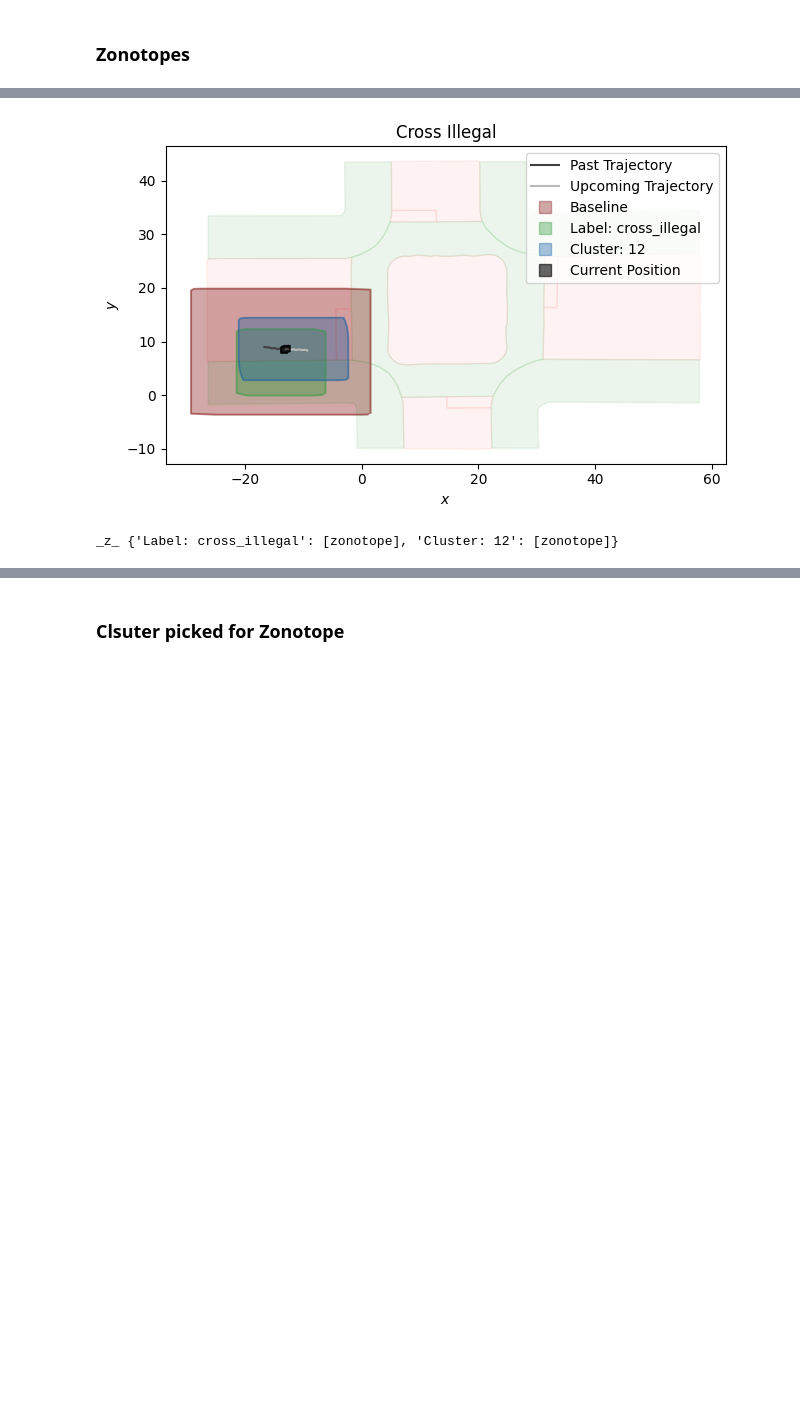
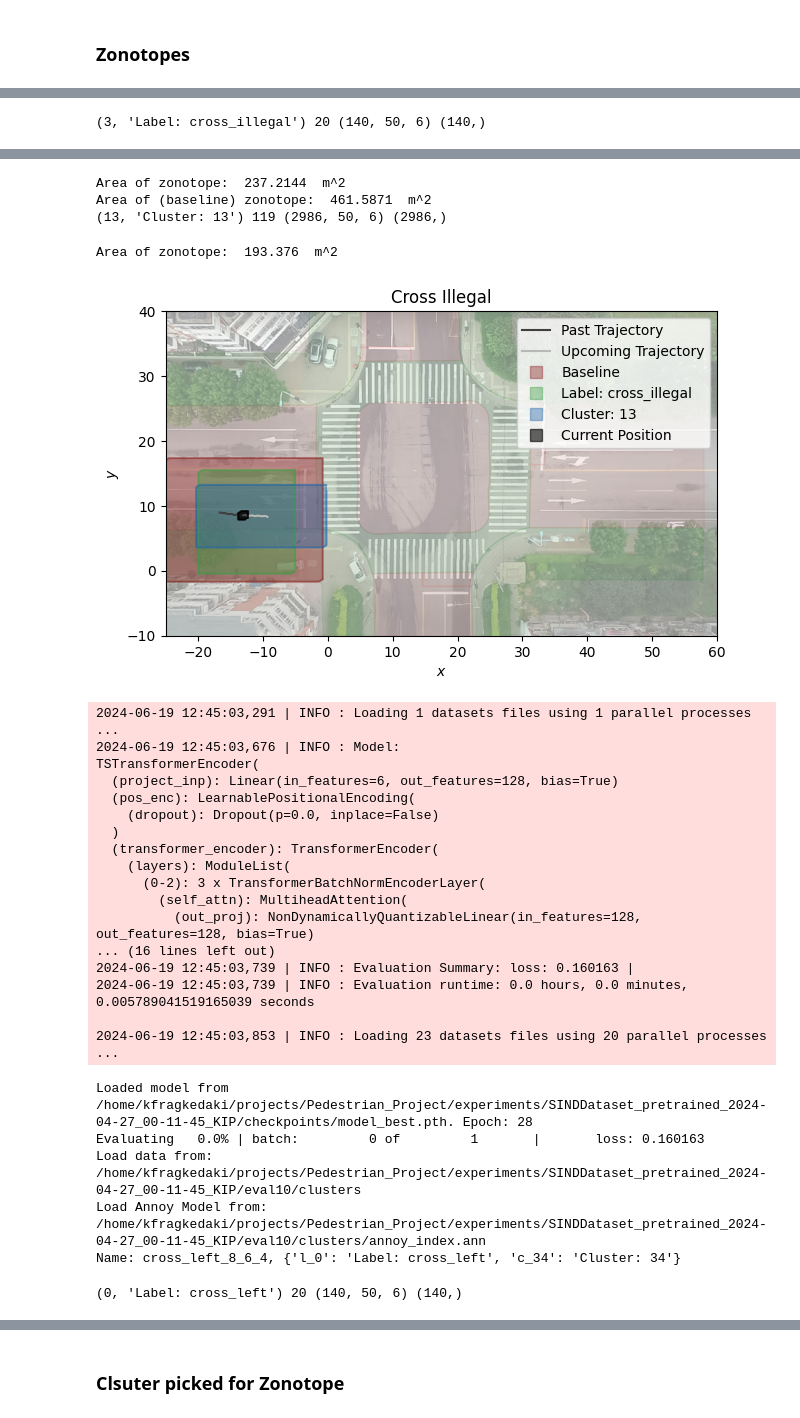
Before and after one commit to kfragkedaki/Pedestrian_Project, a Jupyter notebook: labeling_oracle_Soderlund.ipynb, the cells around one changed output, grey strips where cells are left out. Cells and saved outputs as stored; diff of their text form; code cells hidden in the pictures; blank space fills up the shorter version.

Commit message:
update plots

```diff
--- a/labeling_oracle_Soderlund.ipynb
+++ b/labeling_oracle_Soderlund.ipynb
@@ -43,17 +14,28 @@ plt.show()
+# %%
+model_file = 'SINDDataset_pretrained_2024-04-27_00-11-45_KIP'
+index=2
+index_data=0
+folder='experiments'
 # %% [markdown]
 ### Zonotopes
 # %%
 ROOT_RESOURCES = ROOT + '/resources'
-config = load_config()
+config = load_config(folder=folder, model_file=model_file, index=index, index_data=index_data)
 # %%
-config_test = config.copy()
-config_test['data_dir'] = ROOT_RESOURCES + '/test/cross_illegal_8_11_1'
-test_labeling_oracle = LabelingOracleSINDData(config_test)
+TEST_TRAJECTORIES = [
+    'cross_illegal_8_11_1',
+    'cross_left_8_6_4',
+    'crossing_now_7_28_1',
+]
+for name in TEST_TRAJECTORIES:
+    config_test = config.copy()
+    config_test['data_dir'] = ROOT_RESOURCES + f'/test/{name}'
+    test_labeling_oracle = LabelingOracleSINDData(config_test)
 
-trajectory, l = get_test_label(test_labeling_oracle)
-c = get_test_clsuter(config_test, test_labeling_oracle)
-test_cases = {f'l_{l}': f'Label: {REVERSED_LABELS[l]}', f'c_{c}': f'Cluster: {c}'}
+    trajectory, l = get_test_label(test_labeling_oracle)
+    c = get_cluster(config_test, test_labeling_oracle)
+    test_cases = {f'l_{l}': f'Label: {REVERSED_LABELS[l]}', f'c_{c}': f'Cluster: {c}'}
 
-print(test_cases)
-run_scenario(trajectory=trajectory, config=config, labels=test_cases, show_plot=True, save_plot=config_test['data_dir'])
+    print(f"Name: {name},", test_cases)
+    run_scenario(trajectory=trajectory, config=config, labels=test_cases, show_plot=True, save_plot=config_test['data_dir'])
 # %% [output]
@@ -85,0 +65 @@ Evaluating   0.0% | batch:         0 of         1       |       loss: 0.160607
+(3, 'Label: cross_illegal') 20 (140, 50, 6) (140,)
@@ -86,2 +67,28 @@ Evaluating   0.0% | batch:         0 of         1       |       loss: 0.160607
+Area of zonotope:  237.2144  m^2
+Area of (baseline) zonotope:  461.5871  m^2
+(13, 'Cluster: 13') 119 (2986, 50, 6) (2986,)
+Area of zonotope:  193.376  m^2
-[figure, old version]
+[figure, new version]
-_z_ {'Label: cross_illegal': [zonotope], 'Cluster: 12': [zonotope]}
+2024-06-19 12:45:03,291 | INFO : Loading 1 datasets files using 1 parallel processes ...
+2024-06-19 12:45:03,676 | INFO : Model:
+TSTransformerEncoder(
+  (project_inp): Linear(in_features=6, out_features=128, bias=True)
+  (pos_enc): LearnablePositionalEncoding(
+    (dropout): Dropout(p=0.0, inplace=False)
+  )
+  (transformer_encoder): TransformerEncoder(
+    (layers): ModuleList(
+      (0-2): 3 x TransformerBatchNormEncoderLayer(
+        (self_attn): MultiheadAttention(
+          (out_proj): NonDynamicallyQuantizableLinear(in_features=128, out_features=128, bias=True)
+... (16 lines left out)
+2024-06-19 12:45:03,739 | INFO : Evaluation Summary: loss: 0.160163 |
+2024-06-19 12:45:03,739 | INFO : Evaluation runtime: 0.0 hours, 0.0 minutes, 0.005789041519165039 seconds
+
+2024-06-19 12:45:03,853 | INFO : Loading 23 datasets files using 20 parallel processes ...
+Loaded model from /home/kfragkedaki/projects/Pedestrian_Project/experiments/SINDDataset_pretrained_2024-04-27_00-11-45_KIP/checkpoints/model_best.pth. Epoch: 28
+Evaluating   0.0% | batch:         0 of         1       |       loss: 0.160163
+Load data from: /home/kfragkedaki/projects/Pedestrian_Project/experiments/SINDDataset_pretrained_2024-04-27_00-11-45_KIP/eval10/clusters
+Load Annoy Model from: /home/kfragkedaki/projects/Pedestrian_Project/experiments/SINDDataset_pretrained_2024-04-27_00-11-45_KIP/eval10/clusters/annoy_index.ann
+Name: cross_left_8_6_4, {'l_0': 'Label: cross_left', 'c_34': 'Cluster: 34'}
+(0, 'Label: cross_left') 20 (140, 50, 6) (140,)
```
Also changed, not shown: parts of 25 cells of this notebook, 12 other files.
